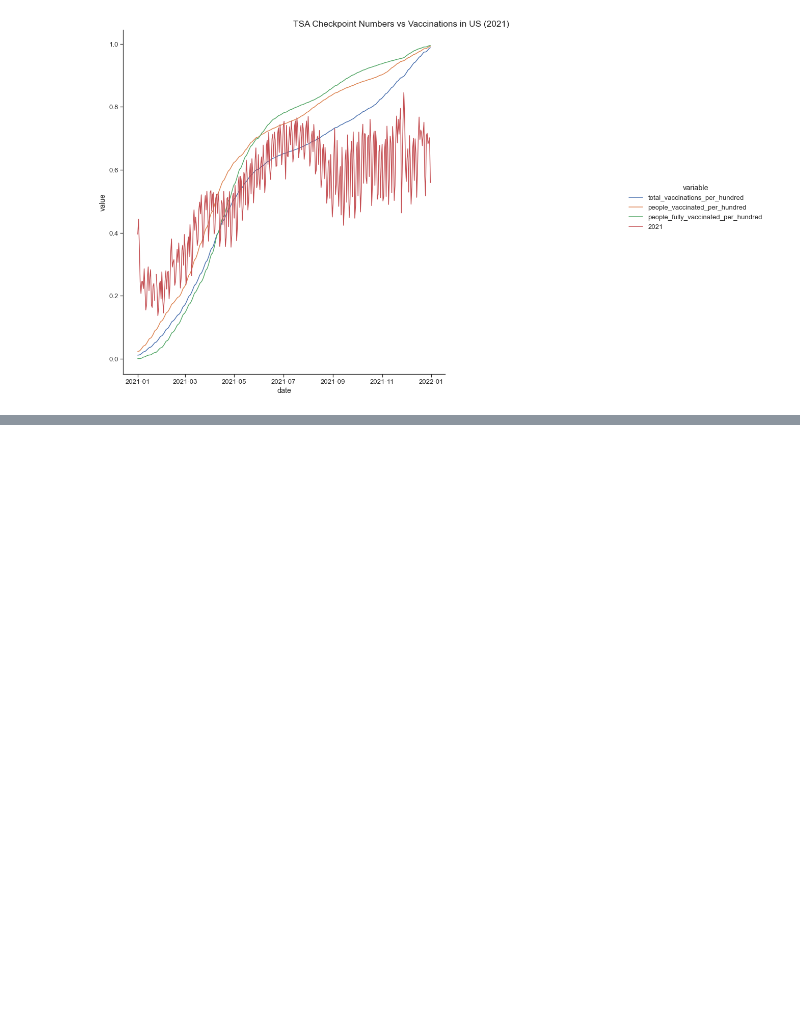
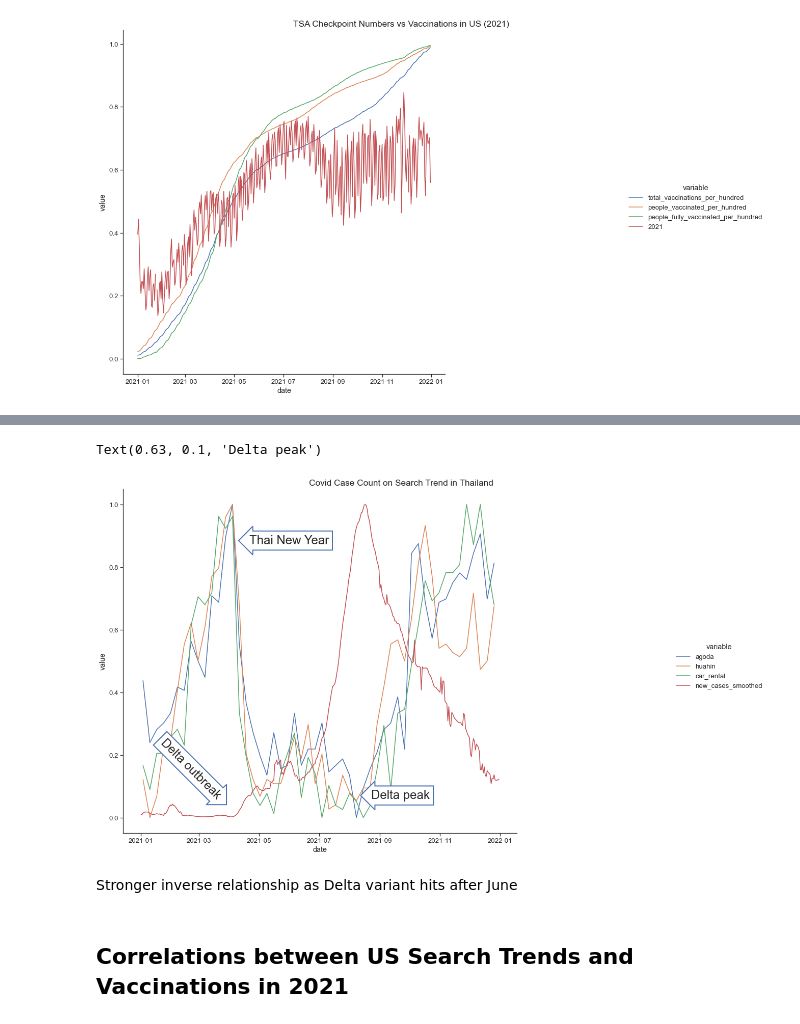
Before and after one commit to jitrapon/mads-milestone-i, a Jupyter notebook: exploration.ipynb, the cells around one changed output, grey strips where cells are left out. Cells and saved outputs as stored; diff of their text form; code cells hidden in the pictures; blank space fills up the shorter version.

```diff
--- a/exploration.ipynb
+++ b/exploration.ipynb
@@ -466,0 +510,5 @@ plot_combined(merged, 'TSA Checkpoint Numbers vs Vaccinations in US (2021)')
+# %%
+cutoff_date = pd.Timestamp('2021-01-01')
+merged = pd.merge(search_trend_norm_th[search_trend_norm_th['date'] >= cutoff_date],
+                  covid_case_norm_th[covid_case_norm_th['date'] >= cutoff_date], on='date', how='outer')
+merged.corr(method='spearman')
@@ -466,0 +521,25 @@ plot_combined(merged, 'TSA Checkpoint Numbers vs Vaccinations in US (2021)')
+# %%
+plot_combined(melt_by_date(merged), 'Covid Case Count on Search Trend in Thailand')
+ax = plt.gca()
+
+# Thai new year holidays (April 13)
+ax.text(0.32, 0.84, 'Thai New Year', transform=ax.transAxes,
+        fontsize=24,
+        bbox=dict(boxstyle="larrow,pad=0.3", fc="white", ec="b", lw=2))
+
+# Start of the Delta variant outbreak (April 20)
+ax.text(0.09, 0.10, 'Delta outbreak', transform=ax.transAxes,
+        fontsize=24, rotation=-45,
+        bbox=dict(boxstyle="rarrow,pad=0.3", fc="white", ec="b", lw=2))
+
+# Peak of the Delta variant outbreak (August 20)
+ax.text(0.63, 0.10, 'Delta peak', transform=ax.transAxes,
+        fontsize=24, rotation=0,
+        bbox=dict(boxstyle="larrow,pad=0.3", fc="white", ec="b", lw=2))
+# %% [output]
+Text(0.63, 0.1, 'Delta peak')
+[figure, added]
+# %% [markdown]
+Stronger inverse relationship as Delta variant hits after June
+# %% [markdown]
+## Correlations between US Search Trends and Vaccinations in 2021
```
Also changed, not shown: parts of 28 cells of this notebook.
